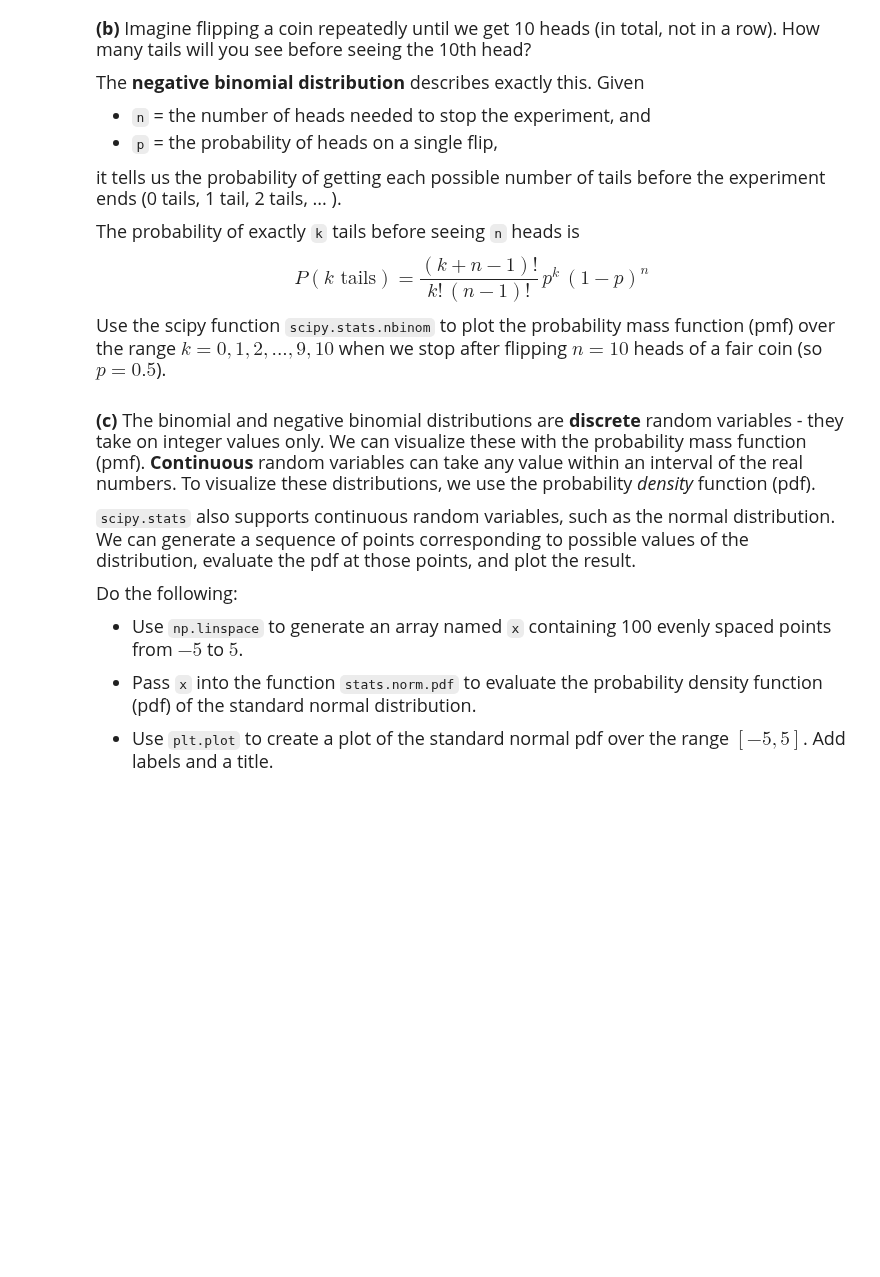
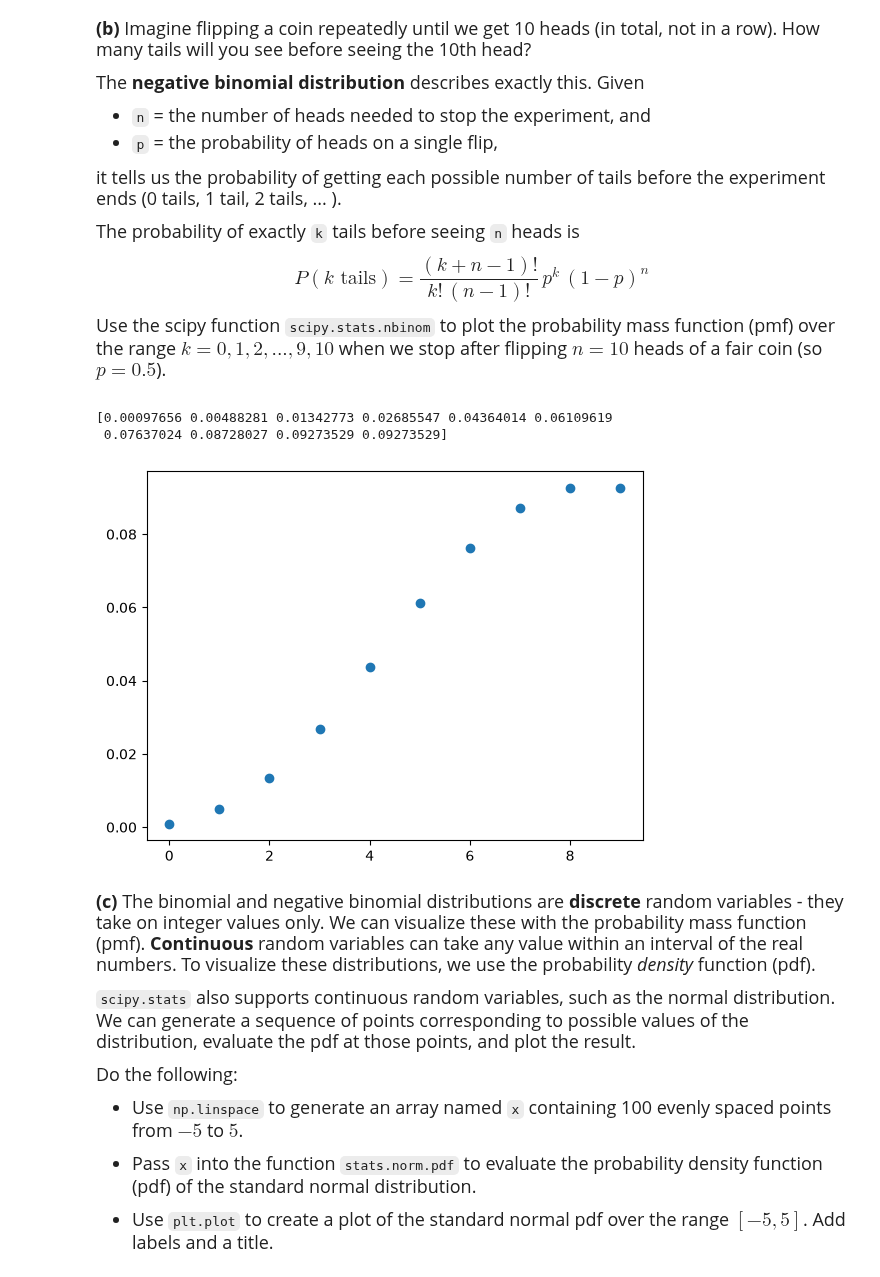
Before and after one commit to Gabe3741/datasci185fall2026, a Jupyter notebook: _assignments/assignment_3/Assignment3-v2.ipynb, the cells around one changed output. Drawn from its saved outputs; the diff is of its cells as text; code cells hidden in the pictures; blank space fills up the shorter version.

```diff
--- a/_assignments/assignment_3/Assignment3-v2.ipynb
+++ b/_assignments/assignment_3/Assignment3-v2.ipynb
@@ -44,5 +59,22 @@ Use the scipy function `scipy.stats.nbinom` to plot the probability mass functio
 # %%
 # your code here
+import scipy.stats as stats
+import matplotlib.pyplot as plt
+
+
+k = range(0,10)
+n = 10
+p = .5
+
+dist = stats.nbinom.pmf(k,n,p)
+print(dist)
+
+plt.scatter(x = k,y = dist)
+plt.show()
+# %% [output]
+[0.00097656 0.00488281 0.01342773 0.02685547 0.04364014 0.06109619
+ 0.07637024 0.08728027 0.09273529 0.09273529]
+[figure, added]
 # %% [markdown]
 <font size = "4">
 
```
Also changed, not shown: parts of 7 cells of this notebook.
